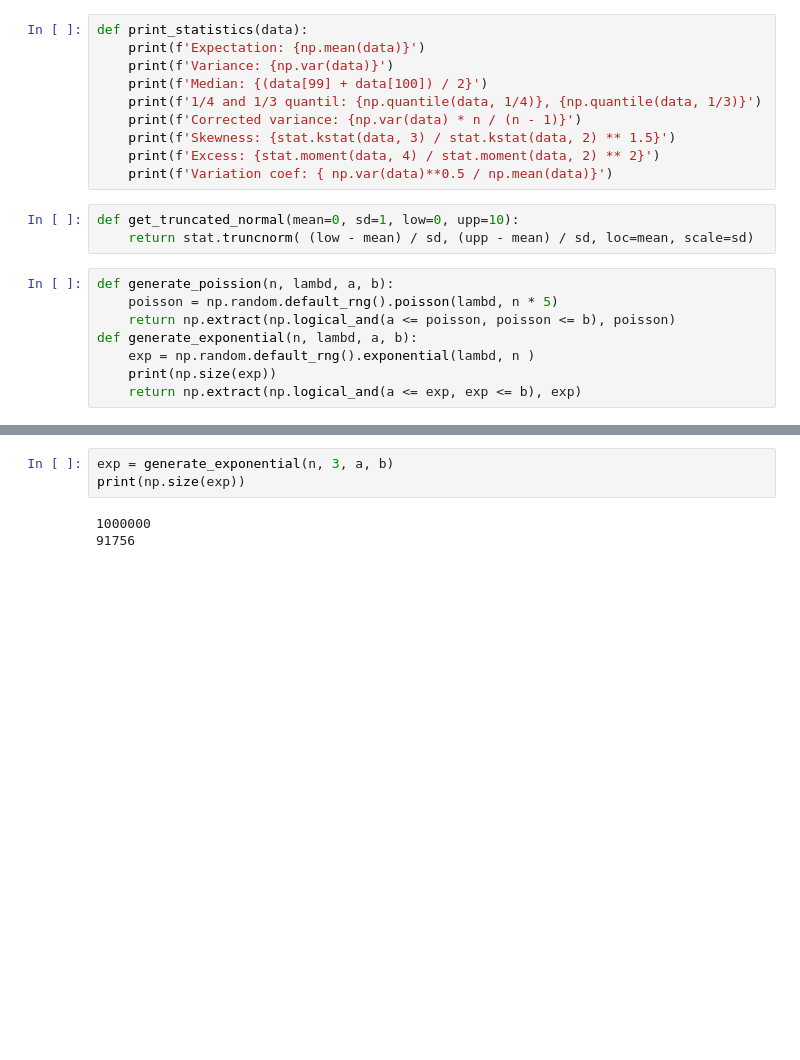
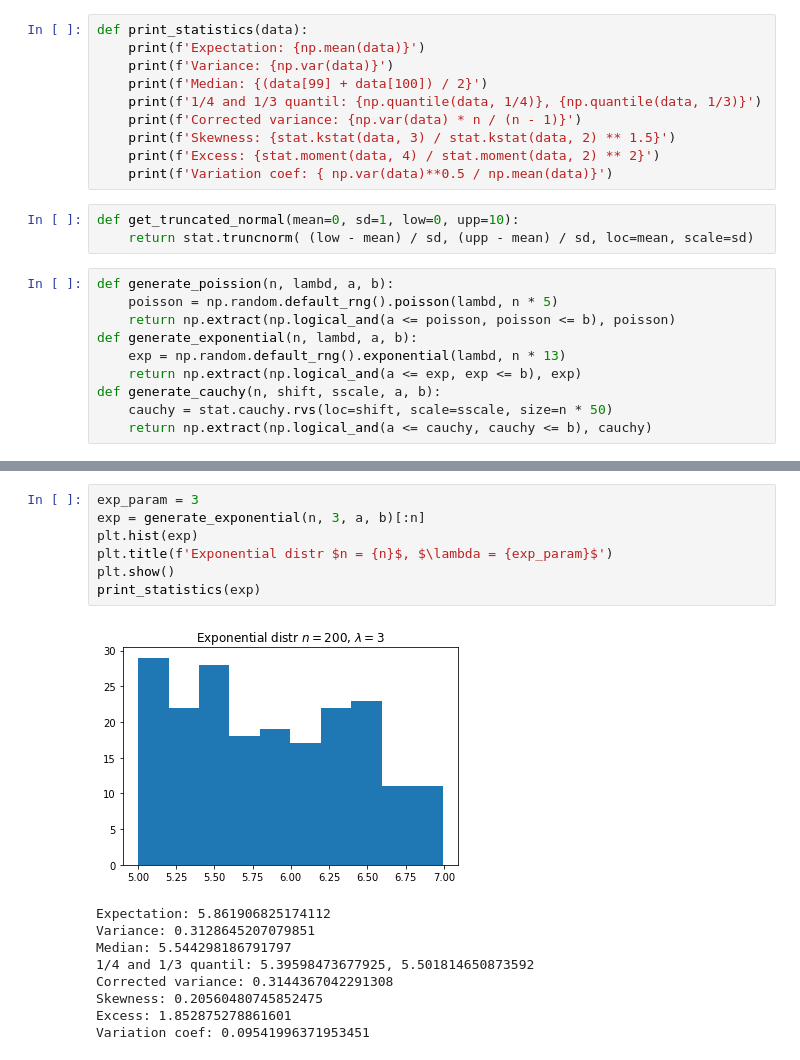
Before and after one commit to PIDAMI/math_statistics, a Jupyter notebook: task2/task2.ipynb, the cells around one changed output, grey strips where cells are left out. Saved outputs shown, nothing was run; the diff lists cells and outputs as text; blank space fills up the shorter version.

```diff
--- a/task2/task2.ipynb
+++ b/task2/task2.ipynb
@@ -20,6 +22,8 @@ def generate_poission(n, lambd, a, b):
     poisson = np.random.default_rng().poisson(lambd, n * 5)
     return np.extract(np.logical_and(a <= poisson, poisson <= b), poisson)
 def generate_exponential(n, lambd, a, b):
-    exp = np.random.default_rng().exponential(lambd, n )
-    print(np.size(exp))
+    exp = np.random.default_rng().exponential(lambd, n * 13)
     return np.extract(np.logical_and(a <= exp, exp <= b), exp)
+def generate_cauchy(n, shift, sscale, a, b):
+    cauchy = stat.cauchy.rvs(loc=shift, scale=sscale, size=n * 50)
+    return np.extract(np.logical_and(a <= cauchy, cauchy <= b), cauchy)
@@ -60,6 +126,17 @@ Variation coef: 0.12649121696889082
 # %%
-exp = generate_exponential(n, 3, a, b)
-print(np.size(exp))
+exp_param = 3
+exp = generate_exponential(n, 3, a, b)[:n]
+plt.hist(exp)
+plt.title(f'Exponential distr $n = {n}$, $\lambda = {exp_param}$')
+plt.show()
+print_statistics(exp)
 # %% [output]
+[figure, added]
-1000000
-91756
+Expectation: 5.861906825174112
+Variance: 0.3128645207079851
+Median: 5.544298186791797
+1/4 and 1/3 quantil: 5.39598473677925, 5.501814650873592
+Corrected variance: 0.3144367042291308
+Skewness: 0.20560480745852475
+Excess: 1.852875278861601
+Variation coef: 0.09541996371953451
```
Also changed, not shown: parts of 15 cells of this notebook, 2 other files.
